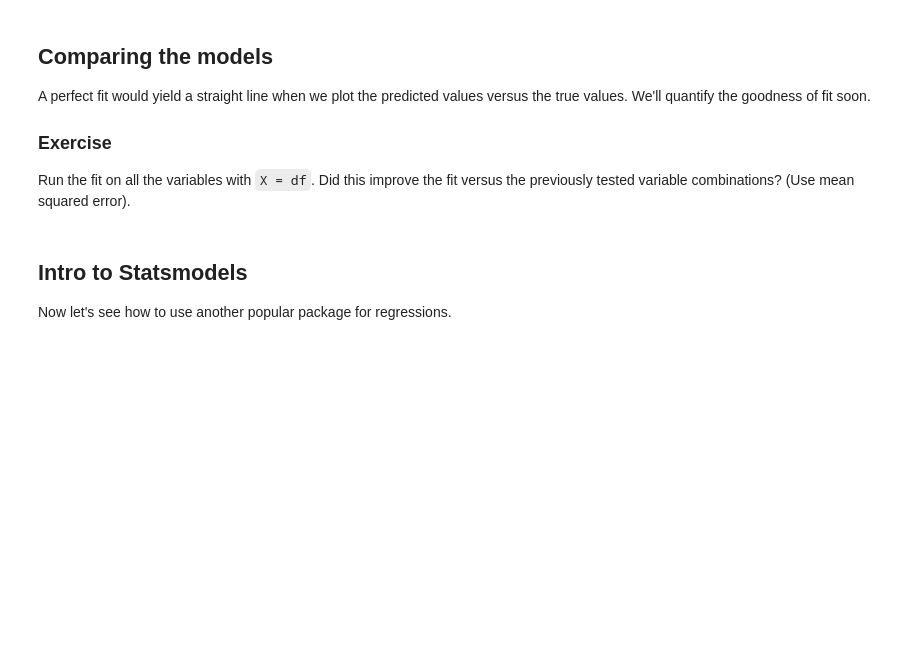
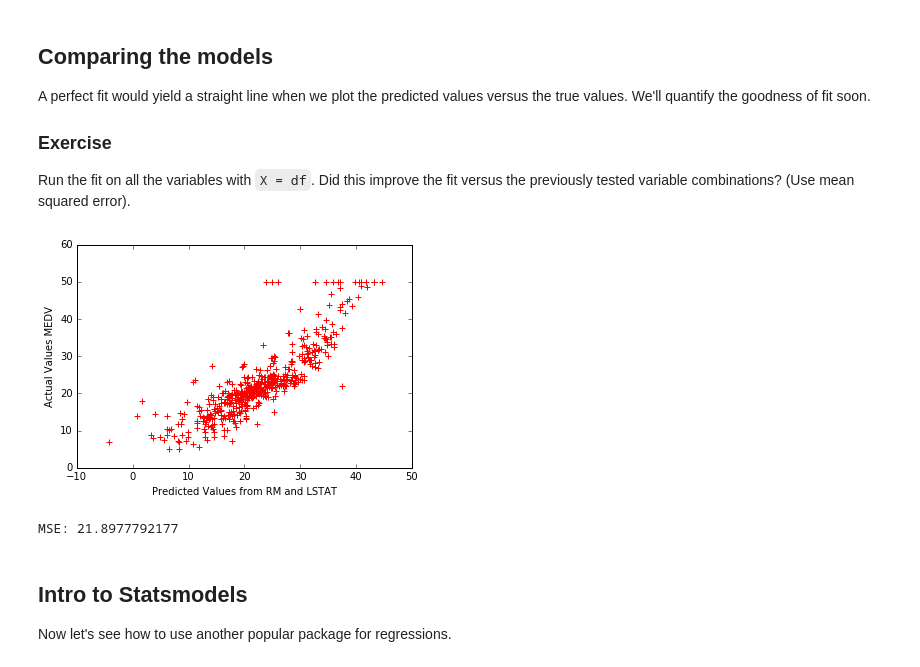
Before and after one commit to sambozek/DSI-SF-1-sebozek, a Jupyter notebook: Week3/1.3-linear-regression-with-statsmodels-and-scikit-learn/code/starter-code/W3 L1.3.ipynb, the cells around one changed output. Cells and saved outputs as stored; diff of their text form; code cells hidden in the pictures; blank space fills up the shorter version.

```diff
--- a/Week3/1.3-linear-regression-with-statsmodels-and-scikit-learn/code/starter-code/W3 L1.3.ipynb
+++ b/Week3/1.3-linear-regression-with-statsmodels-and-scikit-learn/code/starter-code/W3 L1.3.ipynb
@@ -153,6 +159,24 @@ A perfect fit would yield a straight line when we plot the predicted values vers
 ### Exercise
 
 Run the fit on all the variables with `X = df`. Did this improve the fit versus the previously tested variable combinations? (Use mean squared error).
+# %%
+lm = linear_model.LinearRegression()
+
+X = df
+y = targets["MEDV"]
+
+model = lm.fit(X, y)
+predictions = model.predict(X)
+
+# Plot the model
+plt.scatter(predictions, y, s=30, c='r', marker='+', zorder=10)
+plt.xlabel("Predicted Values from RM and LSTAT")
+plt.ylabel("Actual Values MEDV")
+plt.show()
+print "MSE:", mean_squared_error(y, predictions)
+# %% [output]
+[figure, added]
+MSE: 21.8977792177
 # %% [markdown]
 ## Intro to Statsmodels
 
```
Also changed, not shown: parts of 15 cells of this notebook, 2 other files.
